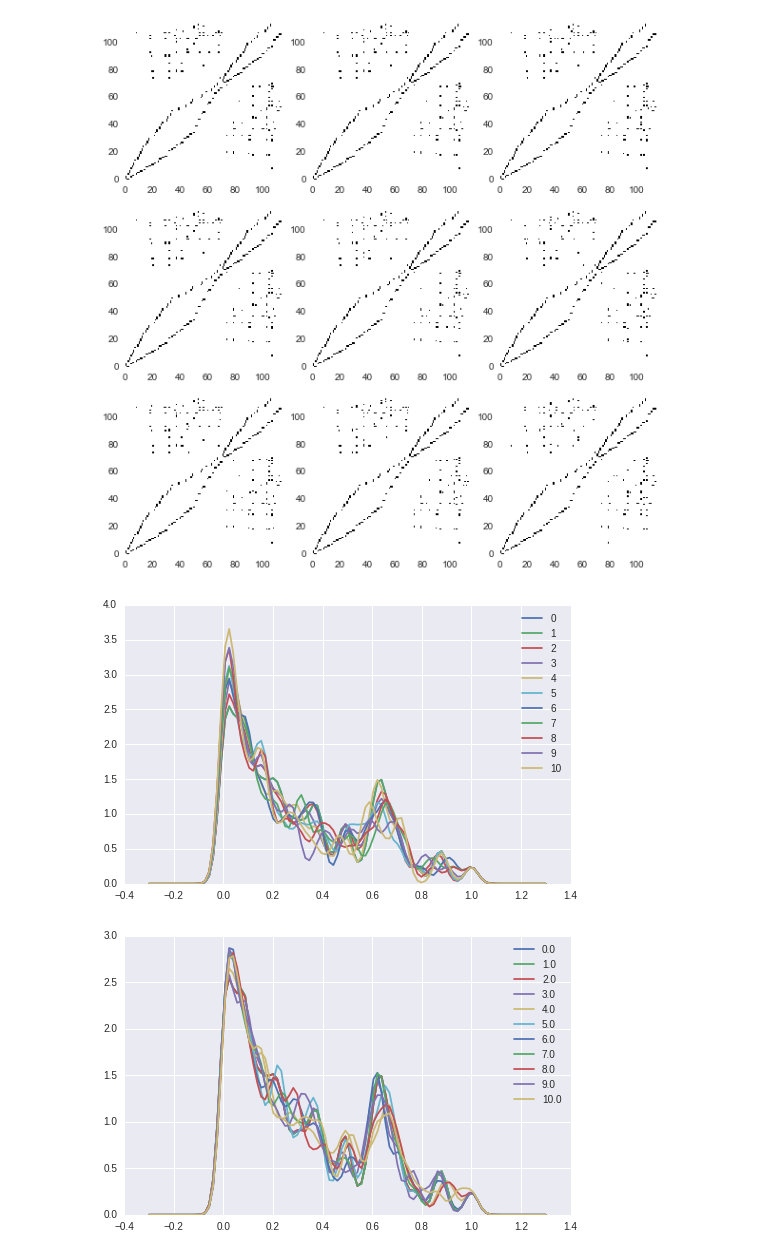
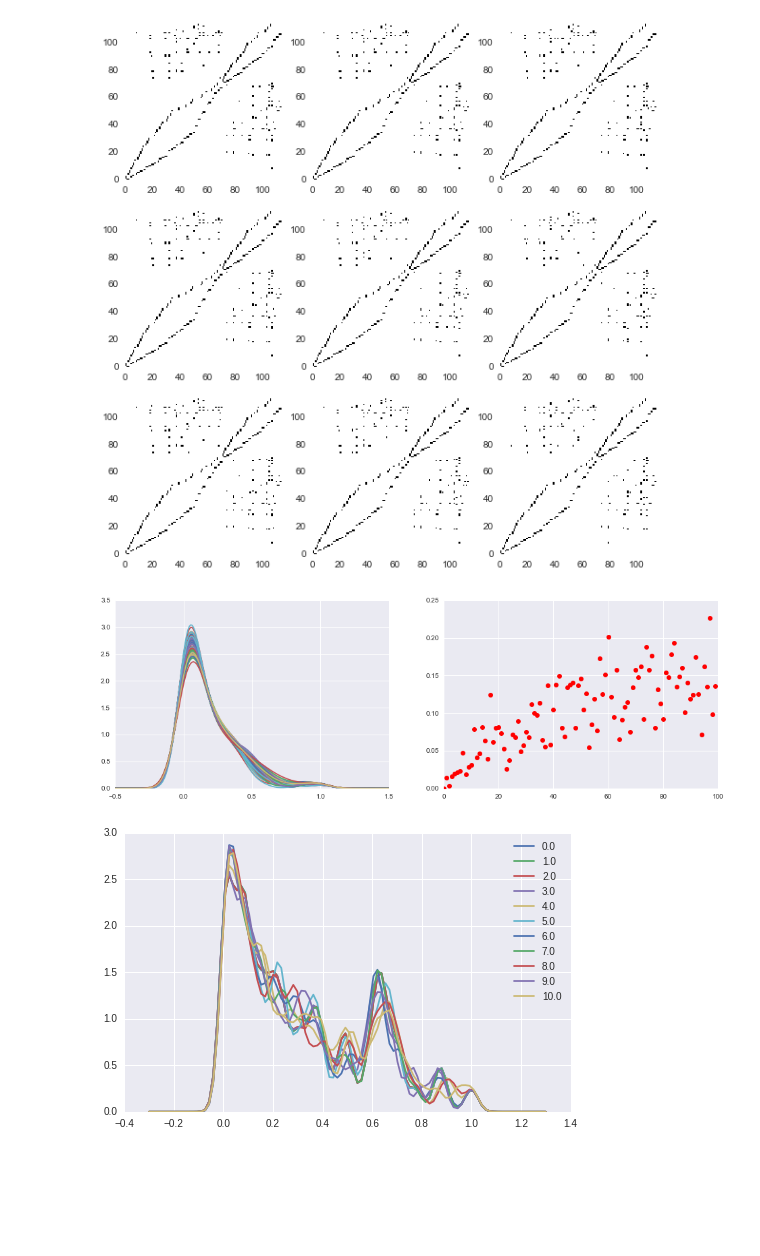
Before and after one commit to ryneches/SuchTree, a Jupyter notebook: example_3.ipynb, the cells around one changed output. Cells and saved outputs as stored; diff of their text form; code cells hidden in the pictures; blank space fills up the shorter version.

Commit message:
testing spectral density distance metric

```diff
--- a/example_3.ipynb
+++ b/example_3.ipynb
@@ -193,6 +193,8 @@ def permute_links( linklist, deletions, additions, swaps ) :
 def edge_mean( aj ) :
     return mean( aj.flatten()[ aj.flatten() > SLT.TreeA.polytomy_distance ] )
 
+def pdd( a, b ) :
+    return ( 0.5 * entropy( a, b ) + 0.5 * entropy( b, a ) )**(0.5)
 
 def graph_spectral_density( SLT, deletions=0, additions=0, swaps=0, mode='lambdas' ) :
 
@@ -227,8 +229,8 @@ def graph_spectral_density( SLT, deletions=0, additions=0, swaps=0, mode='lambda
     host_g = igraph.Graph.Weighted_Adjacency(  host_aj.tolist(),  mode=igraph.ADJ_UNDIRECTED )
     guest_g = igraph.Graph.Weighted_Adjacency( guest_aj.tolist(), mode=igraph.ADJ_UNDIRECTED )
 
-    host_lp  = matrix( host_g.laplacian(  weights='weight', normalized=True ))
-    guest_lp = matrix( guest_g.laplacian( weights='weight', normalized=True ))
+    host_lp  = matrix( host_g.laplacian(  weights='weight', normalized=False ))
+    guest_lp = matrix( guest_g.laplacian( weights='weight', normalized=False ))
 
     if mode == 'laplacian' :
         return lp
@@ -249,14 +251,32 @@ for i in xrange( 9 ) :
     #yticks = []
 # %% [output]
 [figure]
-# %%
-figure( figsize=(8,5) )
-for i in linspace( 0, 10, 11 ) :
-    lambdas = graph_spectral_density( SLT, additions=0, deletions=int(i), swaps=0 )['graph']
-    seaborn.kdeplot( lambdas / lambdas.max(), label=int(i), bw=0.1 )
-#savefig( 'spectral-gophers.png' )
-# %% [output]
-[figure, removed]
+# %%
+from scipy.stats import skew, entropy, gaussian_kde, kurtosis
+import pyprind
+
+figure( figsize=(16,5) )
+
+bandwidth = 0.4
+
+subplot(1,2,1)
+L,spectra = [],[]
+for i in linspace( 0, 100, 101 ) :
+    lambdas = graph_spectral_density( SLT, additions=0, deletions=0, swaps=int(i) )['graph']
+    L.append(lambdas)
+    spectra.append( gaussian_kde( lambdas / max(lambdas), bw_method=bandwidth ).pdf( linspace( -0.5,1.5,200) ) )
+    #seaborn.kdeplot( lambdas / lambdas.max(), label=int(i), bw=0.1 )
+    plot( linspace( -0.5,1.5,200), spectra[-1] )
+
+subplot(1,2,2)
+a = gaussian_kde( L[0] / max(L[0]), bw_method=bandwidth ).pdf( linspace( -0.5,1.5,200) )
+for i,l in enumerate(L[1:]) :
+    b = gaussian_kde( l / max(l), bw_method=bandwidth ).pdf( linspace( -0.5,1.5,200) )
+    plot( i, e**pdd(a,b)-1, 'ro' )
+
+#savefig( 'spectral-gophers.png' )
+# %% [output]
+[figure, added]
 # %%
 figure( figsize=(8,5) )
 for i in linspace( 0, 10, 11 ) :
```
Also changed, not shown: parts of 11 cells of this notebook, 1 other file.
